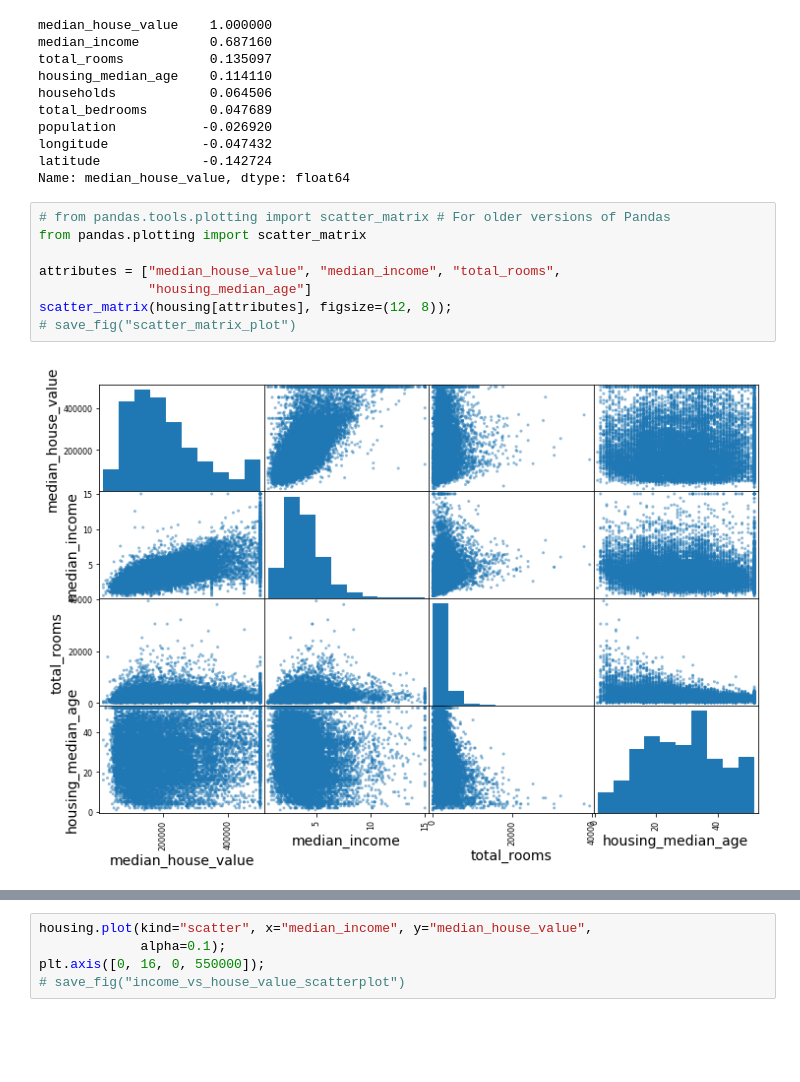
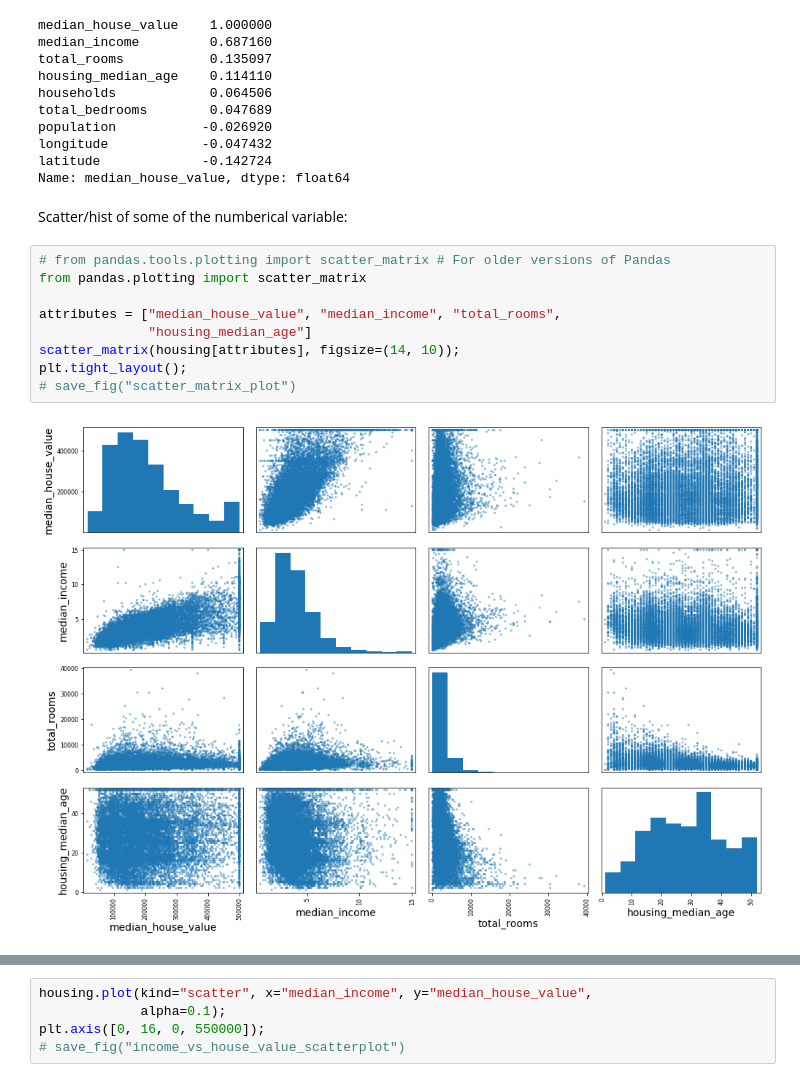
Before and after one commit to garden-of-forking-code/handson-ml, a Jupyter notebook: 02_end_to_end_machine_learning_project.ipynb, the cells around one changed output, grey strips where cells are left out. Cells and saved outputs as stored; diff of their text form; blank space fills up the shorter version.

```diff
--- a/02_end_to_end_machine_learning_project.ipynb
+++ b/02_end_to_end_machine_learning_project.ipynb
@@ -434,13 +499,16 @@ population           -0.026920
 longitude            -0.047432
 latitude             -0.142724
 Name: median_house_value, dtype: float64
+# %% [markdown]
+Scatter/hist of some of the numberical variable:
 # %%
 # from pandas.tools.plotting import scatter_matrix # For older versions of Pandas
 from pandas.plotting import scatter_matrix
 
 attributes = ["median_house_value", "median_income", "total_rooms",
               "housing_median_age"]
-scatter_matrix(housing[attributes], figsize=(12, 8));
+scatter_matrix(housing[attributes], figsize=(14, 10));
+plt.tight_layout();
 # save_fig("scatter_matrix_plot")
 # %% [output]
-[figure, old version]
+[figure, new version]
```
Also changed, not shown: parts of 26 cells of this notebook.
